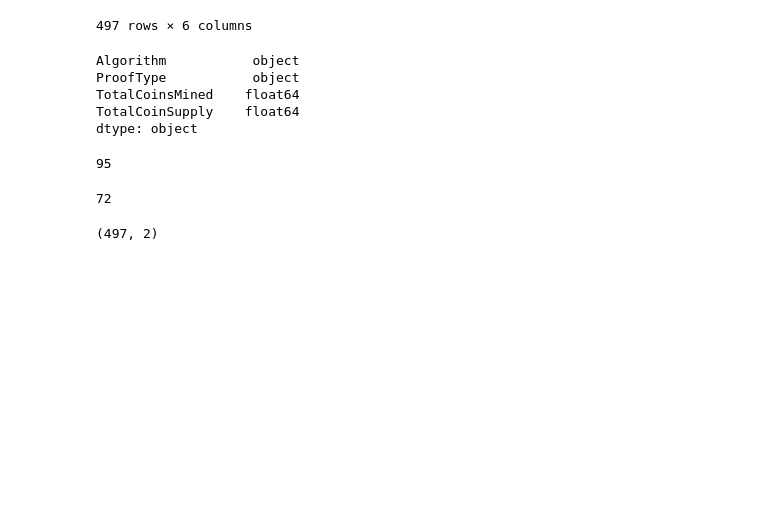
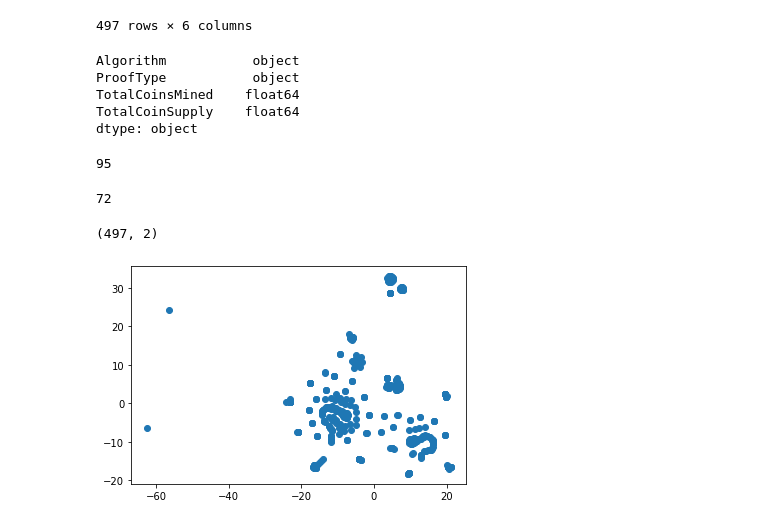
Before and after one commit to DataTortuga/Unsupervised-Learning-challenge, a Jupyter notebook: Crypto_Unsupervised_Analysis.ipynb, the cells around one changed output. Drawn from its saved outputs; the diff is of its cells as text; code cells hidden in the pictures; blank space fills up the shorter version.

```diff
--- a/Crypto_Unsupervised_Analysis.ipynb
+++ b/Crypto_Unsupervised_Analysis.ipynb
@@ -127,5 +127,7 @@ crypto_pca_df['x'] = tsne_features[:,0]
 # The second column of transformed features
 crypto_pca_df['y'] = tsne_features[:,1]
 # %%
-plt.scatter(df2['x'], df2['y'])
+plt.scatter(crypto_pca_df['x'], crypto_pca_df['y'])
 plt.show()
+# %% [output]
+[figure, added]
```
Also changed, not shown: parts of 3 cells of this notebook.
